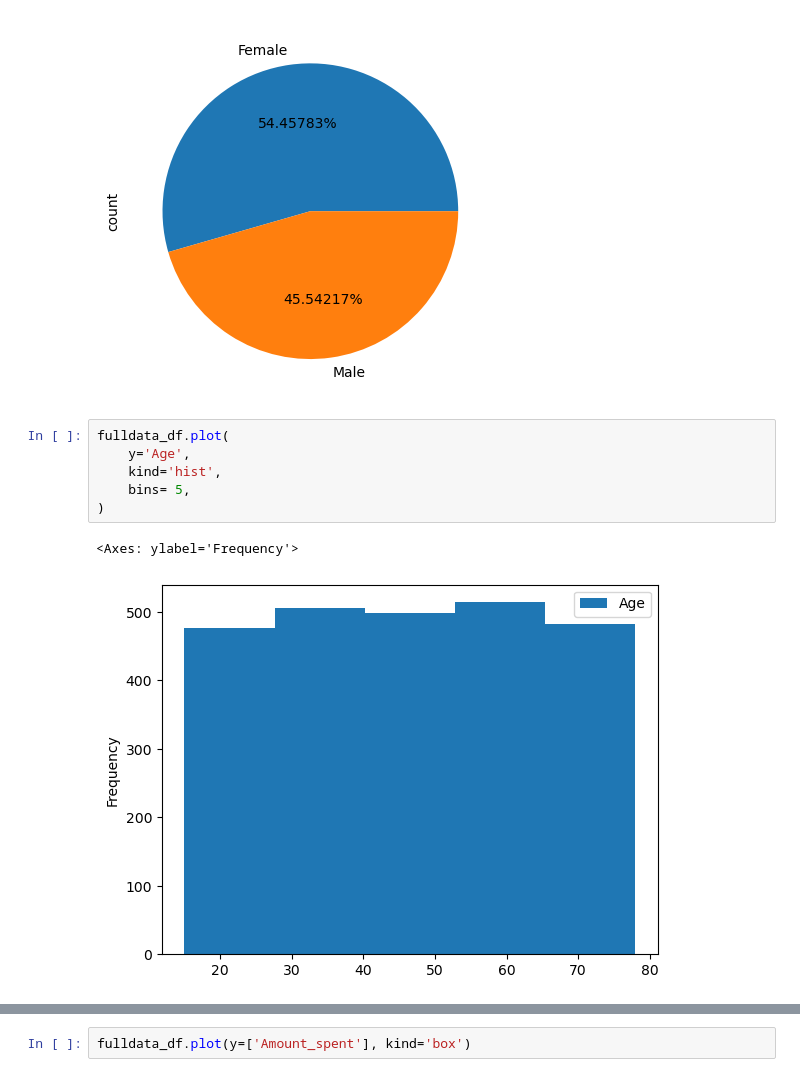
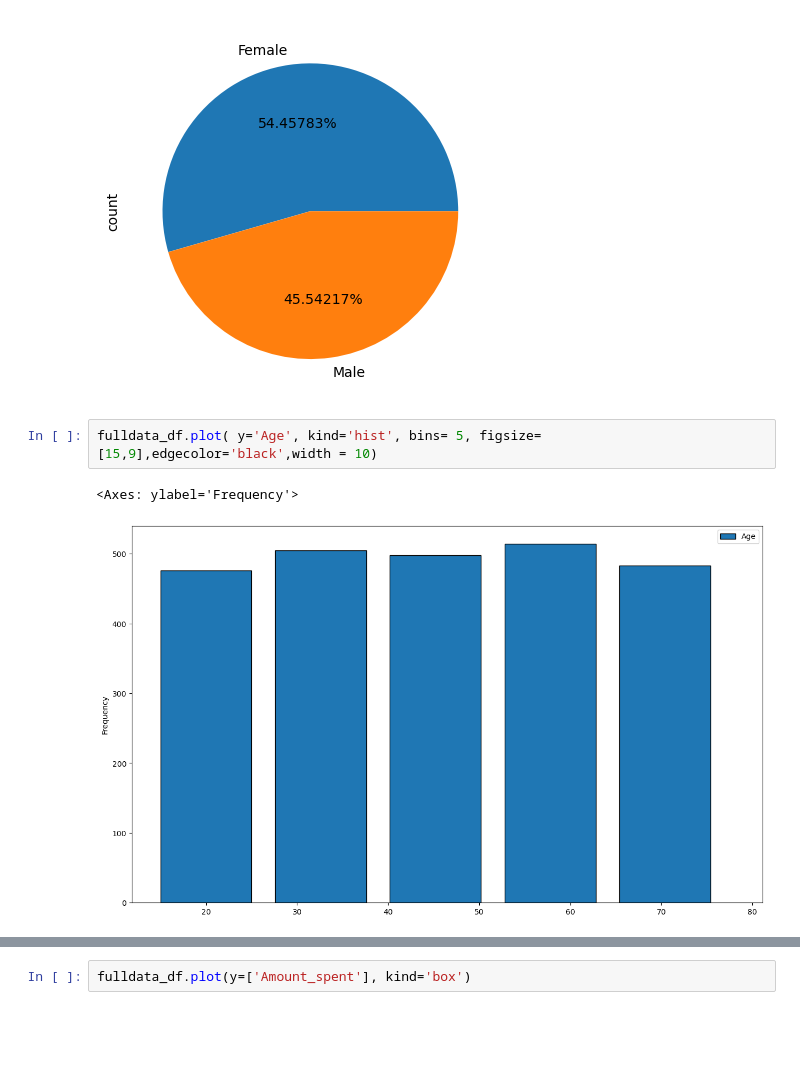
Before and after one commit to aliasim786/Data-Driven-AI, a Jupyter notebook: Introduction/week_4.ipynb, the cells around one changed output, grey strips where cells are left out. Drawn from its saved outputs; the diff is of its cells as text; blank space fills up the shorter version.

```diff
--- a/Introduction/week_4.ipynb
+++ b/Introduction/week_4.ipynb
@@ -82,12 +82,8 @@ fulldata_df['Gender'].value_counts().plot(kind='pie',autopct='%1.5f%%')
 <Axes: ylabel='count'>
 [figure]
 # %%
-fulldata_df.plot(
-    y='Age',
-    kind='hist',
-    bins= 5,
-)
+fulldata_df.plot( y='Age', kind='hist', bins= 5, figsize=[15,9],edgecolor='black',width = 10)
 # %% [output]
 <Axes: ylabel='Frequency'>
-[figure, old version]
+[figure, new version]
 # %%
```
Also changed, not shown: parts of 2 cells of this notebook, 4 other files.
